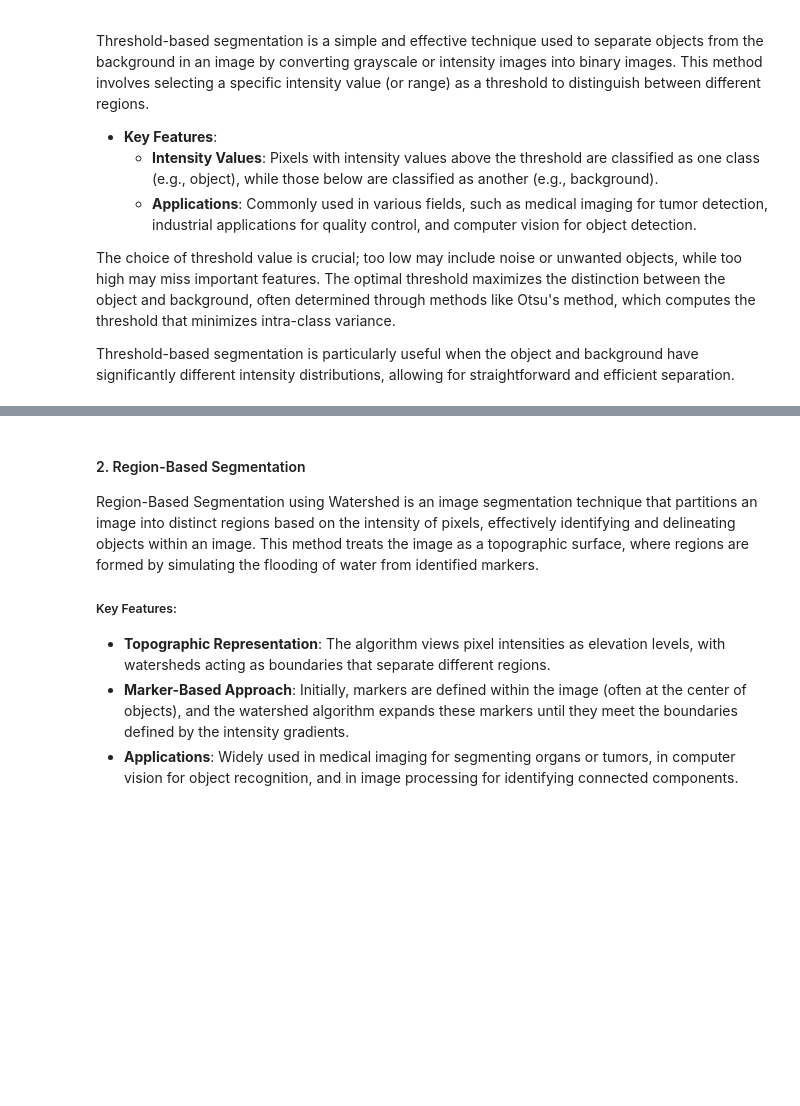
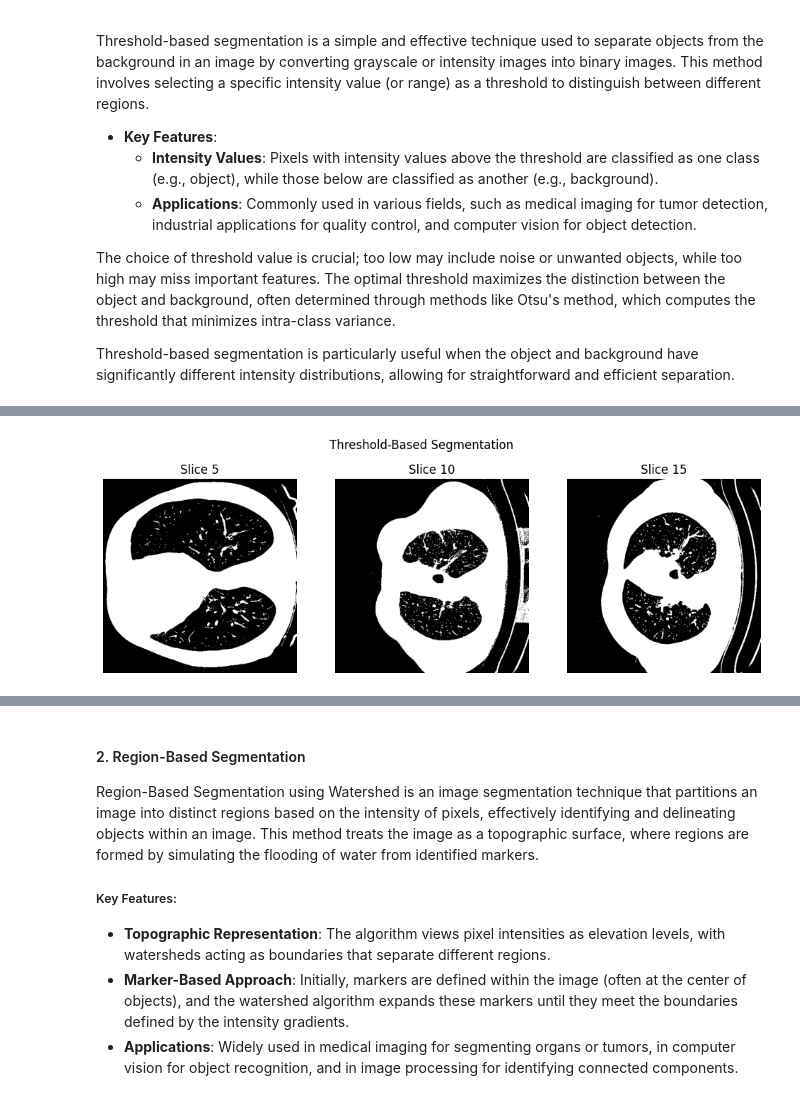
Before and after one commit to liseregn/INFO-H500, a Jupyter notebook: TP5/TP5_Medical_Image_Segmentation.ipynb, the cells around one changed output, grey strips where cells are left out. Drawn from its saved outputs; the diff is of its cells as text; code cells hidden in the pictures; blank space fills up the shorter version.

```diff
--- a/TP5/TP5_Medical_Image_Segmentation.ipynb
+++ b/TP5/TP5_Medical_Image_Segmentation.ipynb
@@ -140,15 +193,19 @@ Threshold-based segmentation is particularly useful when the object and backgrou
 # %%
 
 
 # Apply windowing: focus on typical lung tissue range in Hounsfield Units (HU)
 # This range is typically between -1000 and -400 HU for lung tissues.
-   # -- Your code here -- #
+lung_window = np.clip(lung_volume, -1000, -400) #limite les valeurs de lung_volume à cette fenêtre (valeurs en dessous de -1000 sont rempl âr -1000)
 
 # Normalize the windowed volume to [0, 1] for better thresholding
-   # -- Your code here -- #
+n_lung_volume = (lung_window - lung_window.min()) / (lung_window.max() - lung_window.min())
 
 # Apply Otsu's thresholding on the normalized volume
-   # -- Your code here -- #
+from skimage.filters import threshold_otsu
+threshold = threshold_otsu(n_lung_volume)
+binary_volume = n_lung_volume > threshold
 
 # Visualize the improved threshold-based segmentation
 plot_slices(binary_volume, "Threshold-Based Segmentation")
+# %% [output]
+[figure, added]
```
Also changed, not shown: parts of 19 cells of this notebook, 1 other file.
